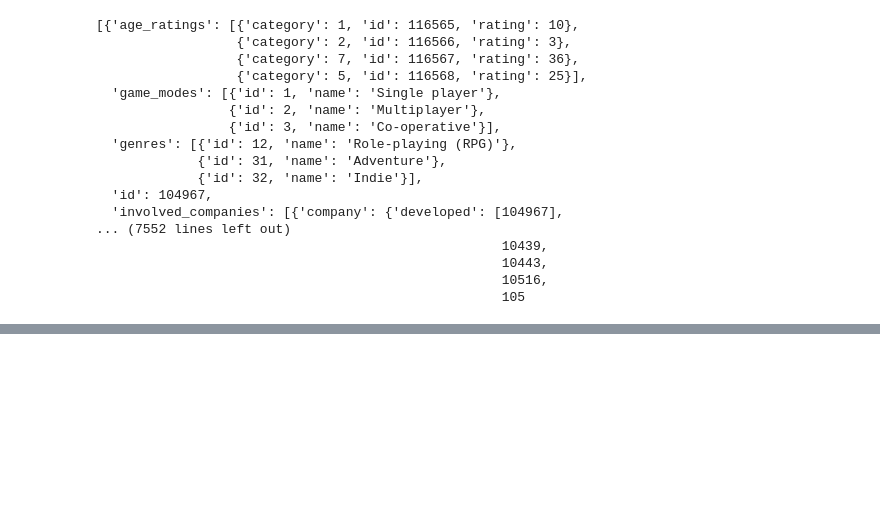
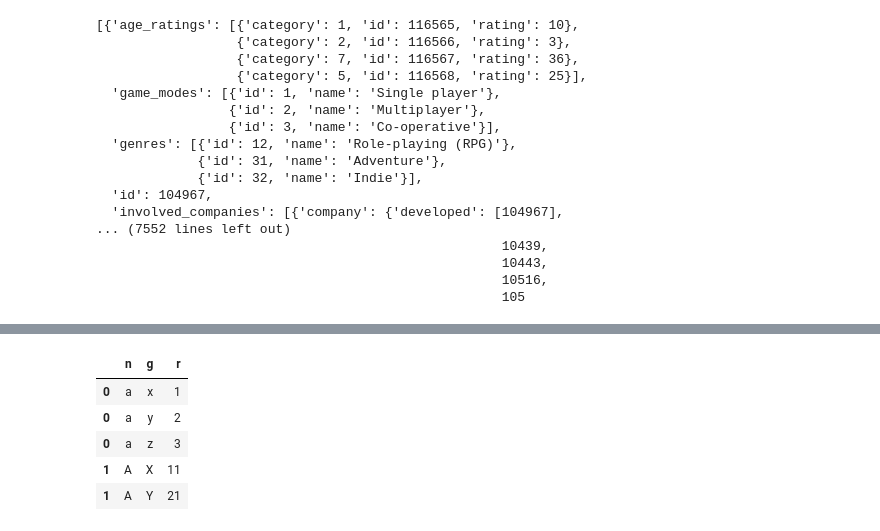
Before and after one commit to nlabern/Project_1_Steam_PC_, a Jupyter notebook: data_retrieval.ipynb, the cells around one changed output, grey strips where cells are left out. Cells and saved outputs as stored; diff of their text form; code cells hidden in the pictures; blank space fills up the shorter version.

```diff
--- a/data_retrieval.ipynb
+++ b/data_retrieval.ipynb
@@ -114,0 +152,38 @@ rel_date_reg_dict = {
+# %%
+d1 = []
+d2 = []
+
+d1.append({
+    "n": ["a", "a", "a"],
+    "g": ["x", "y", "z"],
+    "r": [1, 2, 3]
+})
+d1.append({
+    "n": ["A","A"],
+    "g": ["X", "Y"],
+    "r": [11, 21]
+})
+
+d2.append({
+    "n": ["a", "a", "a", "a"],
+	"d": ["e", "f", "g", "h"],
+    "gd": [4, 5, 6, 7]
+})
+d2.append({
+    "n": ["A", "A", "A", "A", "A"],
+	"d": ["E", "F", "G", "H", "I"],
+    "gd": [42, 53, 64, 75, 86]
+})
+
+df1 = pd.DataFrame(d1)
+df2 = pd.DataFrame(d2)
+
+df1 = df1.explode(list(df1.columns))
+df1
+# %% [output]
+|  | n | g | r |
+| 0 | a | x | 1 |
+| 0 | a | y | 2 |
+| 0 | a | z | 3 |
+| 1 | A | X | 11 |
+| 1 | A | Y | 21 |
```
Also changed, not shown: parts of 3 cells of this notebook.
